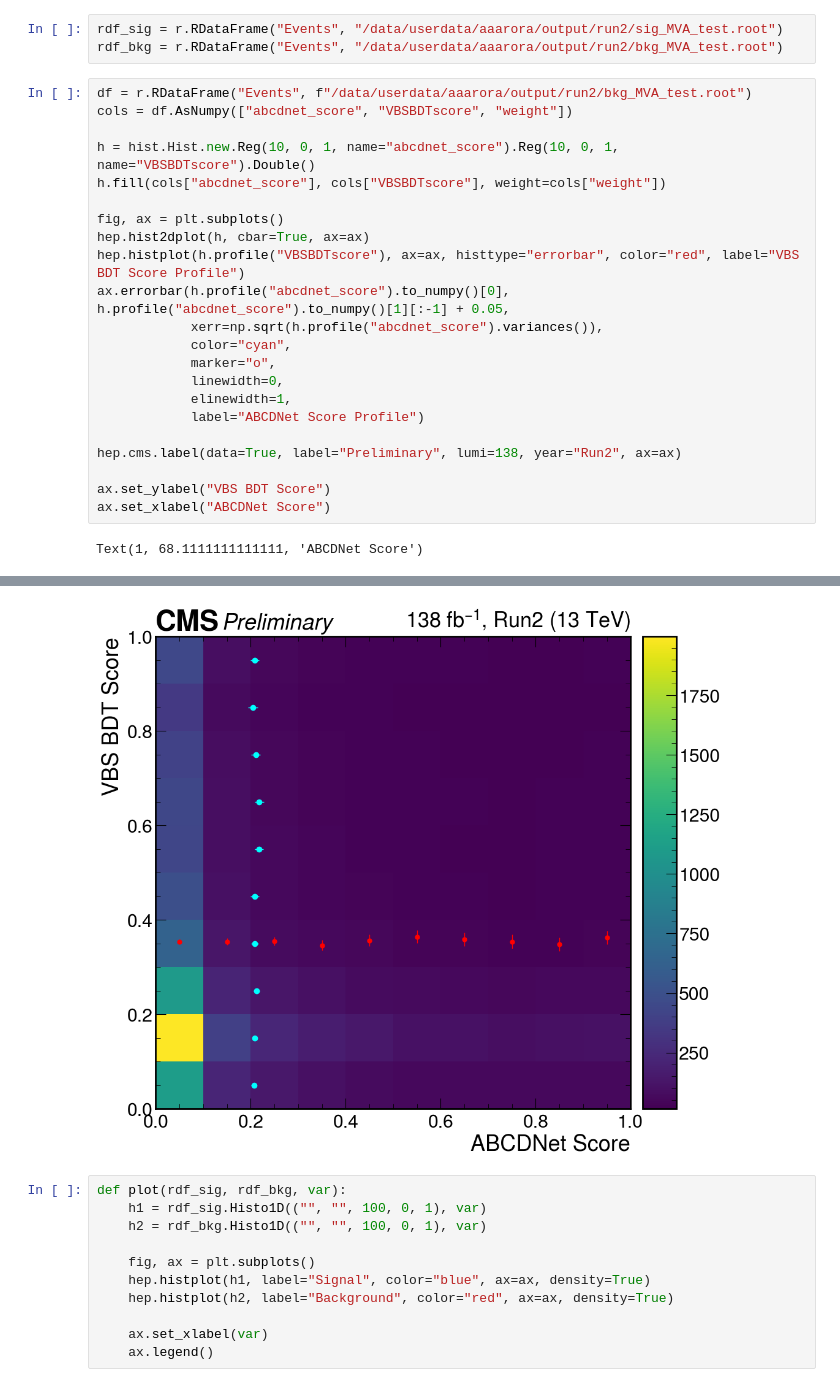
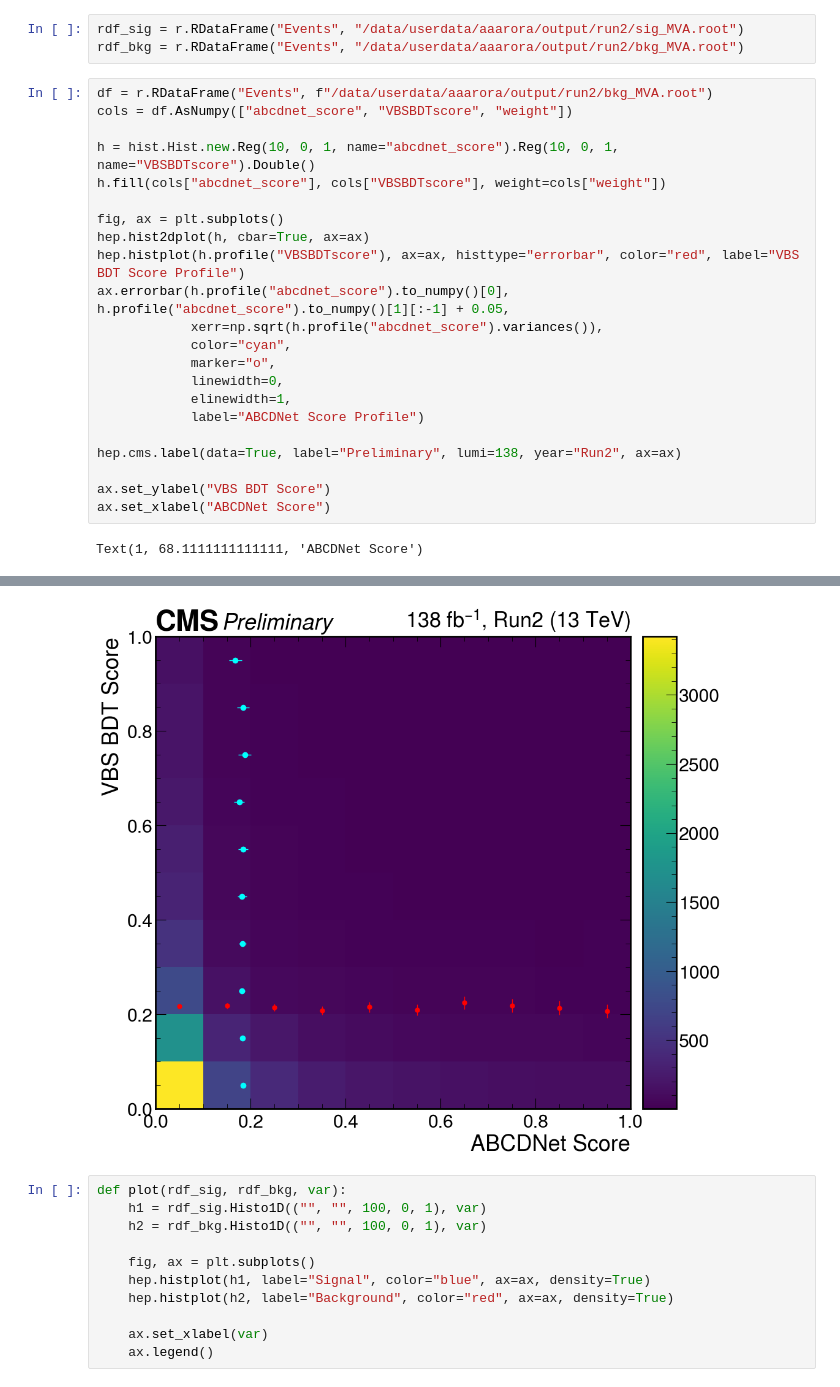
Before and after one commit to aashayarora/vbs-1lep, a Jupyter notebook: validation/scans.ipynb, the cells around one changed output, grey strips where cells are left out. Cells and saved outputs as stored; diff of their text form.

```diff
--- a/validation/scans.ipynb
+++ b/validation/scans.ipynb
@@ -13,9 +10,9 @@ import itertools
 import hist
 # %%
-rdf_sig = r.RDataFrame("Events", "/data/userdata/aaarora/output/run2/sig_MVA_test.root")
-rdf_bkg = r.RDataFrame("Events", "/data/userdata/aaarora/output/run2/bkg_MVA_test.root")
+rdf_sig = r.RDataFrame("Events", "/data/userdata/aaarora/output/run2/sig_MVA.root")
+rdf_bkg = r.RDataFrame("Events", "/data/userdata/aaarora/output/run2/bkg_MVA.root")
 # %%
-df = r.RDataFrame("Events", f"/data/userdata/aaarora/output/run2/bkg_MVA_test.root")
+df = r.RDataFrame("Events", f"/data/userdata/aaarora/output/run2/bkg_MVA.root")
 cols = df.AsNumpy(["abcdnet_score", "VBSBDTscore", "weight"])
 
 h = hist.Hist.new.Reg(10, 0, 1, name="abcdnet_score").Reg(10, 0, 1, name="VBSBDTscore").Double()
@@ -27,34 +24,34 @@ hep.histplot(h.profile("VBSBDTscore"), ax=ax, histtype="errorbar", color="red",
 ax.errorbar(h.profile("abcdnet_score").to_numpy()[0], h.profile("abcdnet_score").to_numpy()[1][:-1] + 0.05,
             xerr=np.sqrt(h.profile("abcdnet_score").variances()),
             color="cyan",
             marker="o",
             linewidth=0,
             elinewidth=1,
             label="ABCDNet Score Profile")
 
 hep.cms.label(data=True, label="Preliminary", lumi=138, year="Run2", ax=ax)
 
 ax.set_ylabel("VBS BDT Score")
 ax.set_xlabel("ABCDNet Score")
 # %% [output]
 Text(1, 68.1111111111111, 'ABCDNet Score')
 findfont: Font family ['STIXNonUnicode'] not found. Falling back to DejaVu Sans.
 findfont: Font family ['STIXNonUnicode'] not found. Falling back to DejaVu Sans.
 findfont: Font family ['STIXNonUnicode'] not found. Falling back to DejaVu Sans.
 findfont: Font family ['STIXSizeOneSym'] not found. Falling back to DejaVu Sans.
 findfont: Font family ['STIXSizeTwoSym'] not found. Falling back to DejaVu Sans.
 findfont: Font family ['STIXSizeThreeSym'] not found. Falling back to DejaVu Sans.
 findfont: Font family ['STIXSizeFourSym'] not found. Falling back to DejaVu Sans.
 findfont: Font family ['STIXSizeFiveSym'] not found. Falling back to DejaVu Sans.
 findfont: Font family ['cmsy10'] not found. Falling back to DejaVu Sans.
 findfont: Font family ['cmr10'] not found. Falling back to DejaVu Sans.
 findfont: Font family ['cmtt10'] not found. Falling back to DejaVu Sans.
 findfont: Font family ['cmmi10'] not found. Falling back to DejaVu Sans.
 findfont: Font family ['cmb10'] not found. Falling back to DejaVu Sans.
 findfont: Font family ['cmss10'] not found. Falling back to DejaVu Sans.
 findfont: Font family ['cmex10'] not found. Falling back to DejaVu Sans.
 findfont: Font family ['cmex10'] not found. Falling back to DejaVu Sans.
-[figure, old version]
+[figure, new version]
 # %%
 def plot(rdf_sig, rdf_bkg, var):
     h1 = rdf_sig.Histo1D(("", "", 100, 0, 1), var)
```
Also changed, not shown: parts of 3 cells of this notebook, 25 other files.
